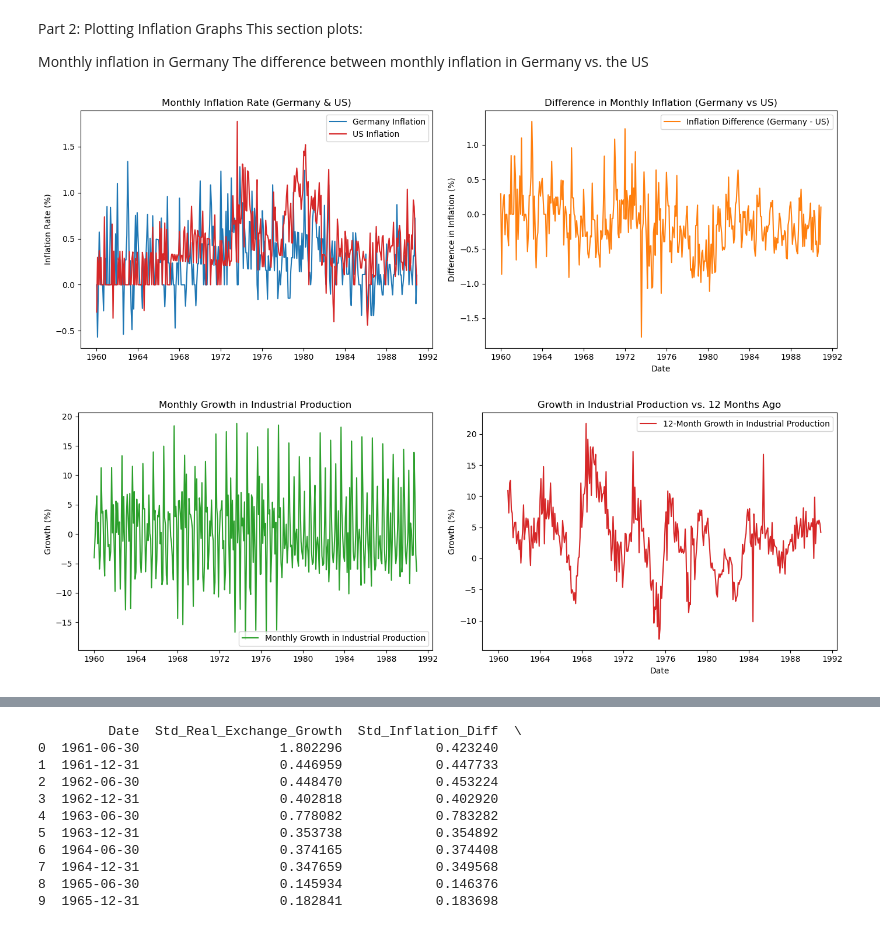
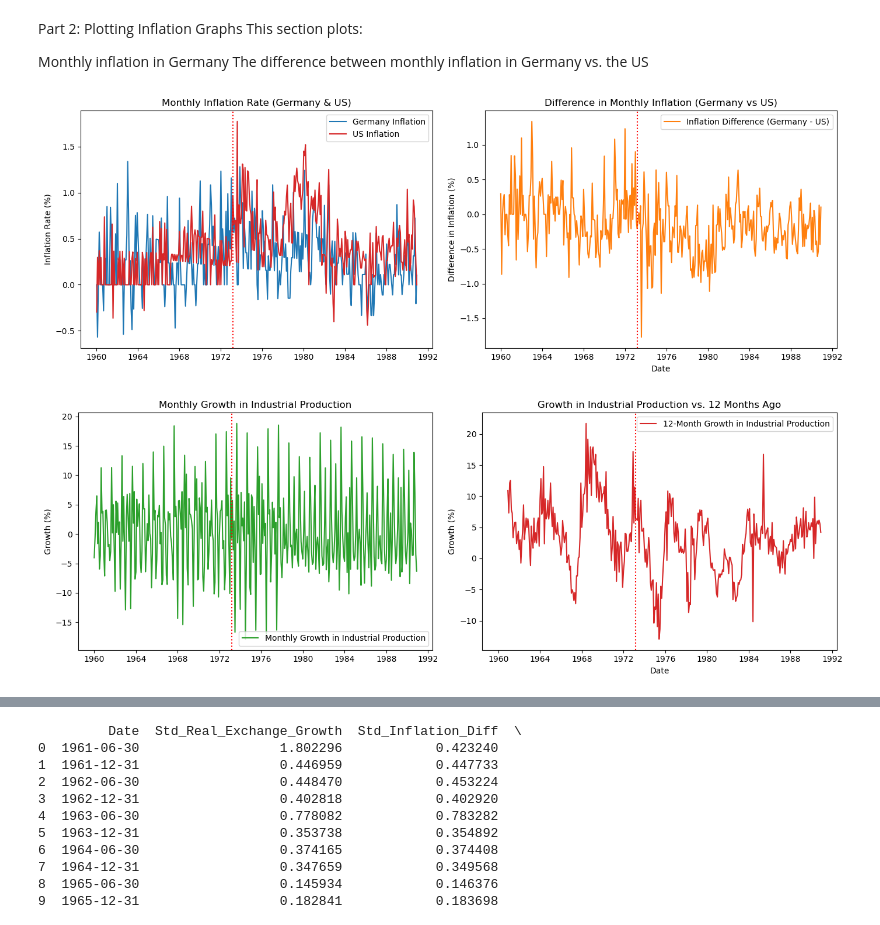
Before and after one commit to a-conga/EC1B1-Project-, a Jupyter notebook: 5.2.2 and 5.2.4.ipynb, the cells around one changed output, grey strips where cells are left out. Cells and saved outputs as stored; diff of their text form; code cells hidden in the pictures.

```diff
--- a/5.2.2 and 5.2.4.ipynb
+++ b/5.2.2 and 5.2.4.ipynb
@@ -65,46 +67,50 @@ df_germany = df[df["Country"] == "Germany"].copy()
 df_germany["Monthly Inflation Rate"] = pd.to_numeric(df_germany["Monthly Inflation Rate"], errors="coerce")
 df_germany["US CPI"] = pd.to_numeric(df_germany["US CPI"], errors="coerce")
 
 # Compute the monthly inflation rate for the US (assuming CPI changes reflect inflation)
 df_germany["US Monthly Inflation Rate"] = df_germany["US CPI"].pct_change() * 100
 
 # Compute the difference between Germany and US inflation rates
 df_germany["Inflation Difference"] = df_germany["Monthly Inflation Rate"] - df_germany["US Monthly Inflation Rate"]
 
 # Create the inflation plots
 fig, axs = plt.subplots(1, 2, figsize=(14, 5), sharex=True)
 
 # Plot 1: Germany and US Monthly Inflation Rates
 axs[0].plot(df_germany["Date"], df_germany["Monthly Inflation Rate"], label="Germany Inflation", color="tab:blue")
 axs[0].plot(df_germany["Date"], df_germany["US Monthly Inflation Rate"], label="US Inflation", color="tab:red")
+axs[0].axvline(pd.Timestamp("1973-03-01"), color="red", linestyle="dotted", linewidth=1.5)
 axs[0].set_title("Monthly Inflation Rate (Germany & US)")
 axs[0].set_ylabel("Inflation Rate (%)")
 axs[0].legend()
 
 # Plot 2: Difference between Germany and US Inflation Rates
 axs[1].plot(df_germany["Date"], df_germany["Inflation Difference"], label="Inflation Difference (Germany - US)", color="tab:orange")
+axs[1].axvline(pd.Timestamp("1973-03-01"), color="red", linestyle="dotted", linewidth=1.5)
 axs[1].set_title("Difference in Monthly Inflation (Germany vs US)")
 axs[1].set_ylabel("Difference in Inflation (%)")
 axs[1].legend()
 
 # Improve layout and show
 plt.xlabel("Date")
 plt.tight_layout()
 plt.show()
 # %% [output]
-[figure, old version]
+[figure, new version]
 # %%
 # Create a figure with 2 subplots (1 row x 2 columns)
 fig, axs = plt.subplots(1, 2, figsize=(14, 5), sharex=True)
 
 # Plot 1: Monthly Growth in Industrial Production
 axs[0].plot(df_full['Date'], df_full['Monthly Industrial Production Growth'], label='Monthly Growth in Industrial Production', color='tab:green')
+axs[0].axvline(pd.Timestamp("1973-03-01"), color='red', linestyle='dotted', linewidth=1.5)
 axs[0].set_title('Monthly Growth in Industrial Production')
 axs[0].set_ylabel('Growth (%)')
 axs[0].legend()
 
 # Plot 2: Growth in Industrial Production vs. 12 Months Ago
 axs[1].plot(df_full['Date'], df_full['Growth in Industrial Production'], label='12-Month Growth in Industrial Production', color='tab:red')
+axs[1].axvline(pd.Timestamp("1973-03-01"), color='red', linestyle='dotted', linewidth=1.5)
 axs[1].set_title('Growth in Industrial Production vs. 12 Months Ago')
 axs[1].set_ylabel('Growth (%)')
 axs[1].legend()
@@ -114,7 +120,7 @@ plt.xlabel('Date')
 plt.tight_layout()
 plt.show()
 # %% [output]
-[figure, old version]
+[figure, new version]
 # %% [markdown]
 
 The Monthly Growth Rate measures the percentage change in industrial production from one month to the next.
```
Also changed, not shown: parts of 6 cells of this notebook.
